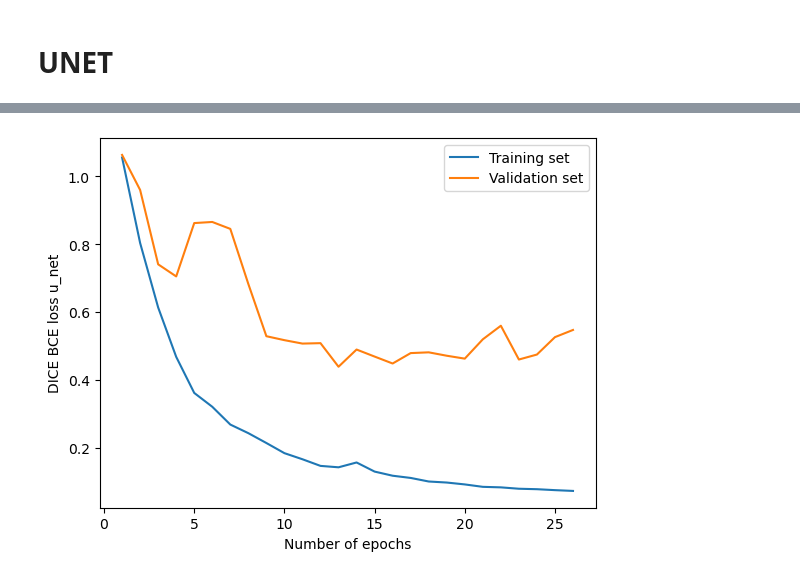
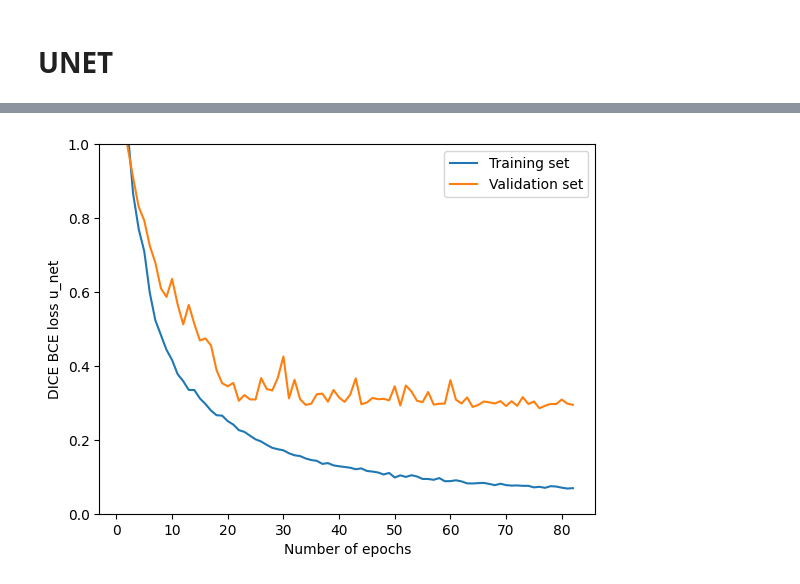
Before and after one commit to MartinoCappuccino/CapitaSelectaCode, a Jupyter notebook: Machine learning/train_u_net.ipynb, the cells around one changed output, grey strips where cells are left out. Saved outputs shown, nothing was run; the diff lists cells and outputs as text; code cells hidden in the pictures.

Commit message:
fix ylim

```diff
--- a/Machine learning/train_u_net.ipynb
+++ b/Machine learning/train_u_net.ipynb
@@ -36,7 +36,7 @@ DATA_DIR = WORKING_DIR / "Data"
 PROGRESS_DIR = WORKING_DIR / "progress_unet"
 PROGRESS_DIR.mkdir(parents=True, exist_ok=True)
 VAEMASK_WEIGHTS = WORKING_DIR / "progress_vaemask" / "200_epochs_16_zdim_final" / "model.pth"
-VAEGAN_WEIGHTS = WORKING_DIR / "progress_vaegan" / "200_epochs_256_zdim_final" / "model.pth"
+VAEGAN_WEIGHTS = WORKING_DIR / "progress_vaegan" / "200_epochs_256_zdim_ema" / "model.pth"
 
 # training settings and hyperparameters
 NO_VALIDATION_PATIENTS = 3
@@ -44,17 +44,17 @@ IMAGE_SIZE = [64, 64]  # images are made smaller to save training time
 N = 15
 train_size = N-NO_VALIDATION_PATIENTS
 seed = 0
-N_EPOCHS = 100
-DECAY_LR_AFTER = 95
-LEARNING_RATE = 1e-2
-TOLERANCE = 0.001  # for early stopping
+N_EPOCHS = 200
+DECAY_LR_AFTER = 50
+LEARNING_RATE = 1e-4
+TOLERANCE = 0.01  # for early stopping
 DISPLAY_FREQ = 5
-Number_of_fake  = 0
+Number_of_fake  = 12
 BATCH_SIZE = 32 - Number_of_fake
 BATCH_SIZE_VALID = 32
-EARLY_STOPPING = False
+EARLY_STOPPING = True
 MINIMUM_VALID_LOSS = 10
-exp = str(N_EPOCHS) + '_epochs_' + str(Number_of_fake) + "_number_of_fake_NAdam_betas_lr_1e-3"
+exp = str(N_EPOCHS) + '_epochs_' + str(Number_of_fake) + "_number_of_fake"
 EXPERIMENT_DIR = PROGRESS_DIR / exp
 EXPERIMENT_DIR.mkdir(parents=True, exist_ok=True)
 
@@ -120,7 +120,7 @@ def lambda_lr(the_epoch):
 
 # initialise model, optimiser, and loss function
 unet_model = u_net.UNet(num_classes=1).to(device)
-optimizer = torch.optim.SGD(unet_model.parameters(), lr=LEARNING_RATE, momentum=0.95, nesterov=True, weight_decay=1e-3) #betas 0.9, 0
+optimizer = torch.optim.NAdam(unet_model.parameters(), lr=LEARNING_RATE, betas=(0.9,0.5)) #betas 0.9, 0
 # %%
 u_net_trainer = TrainerUNET(net=unet_model,
                             optimizer=optimizer,
@@ -143,12 +155,13 @@ KeyboardInterrupt:
 # %%
 plt.plot(range(1, len(u_net_trainer.train_losses[0])+1), u_net_trainer.train_losses[0])
 plt.plot(range(1, len(u_net_trainer.train_losses[0])+1), u_net_trainer.valid_losses[0])
 plt.xlabel('Number of epochs')
 plt.ylabel('DICE BCE loss u_net')
+plt.ylim([0, 1])
 plt.legend(['Training set', 'Validation set'])
 plot_name = 'DICE_BCE_LOSS_'+ str(N_EPOCHS) + '_epochs_' + str(Number_of_fake) + "_number_of_fake.png"
 path = EXPERIMENT_DIR / plot_name
 
 plt.savefig(path, dpi=200)
 # %% [output]
-[figure, old version]
+[figure, new version]
```
Also changed, not shown: parts of 2 cells of this notebook, 1 other file.
